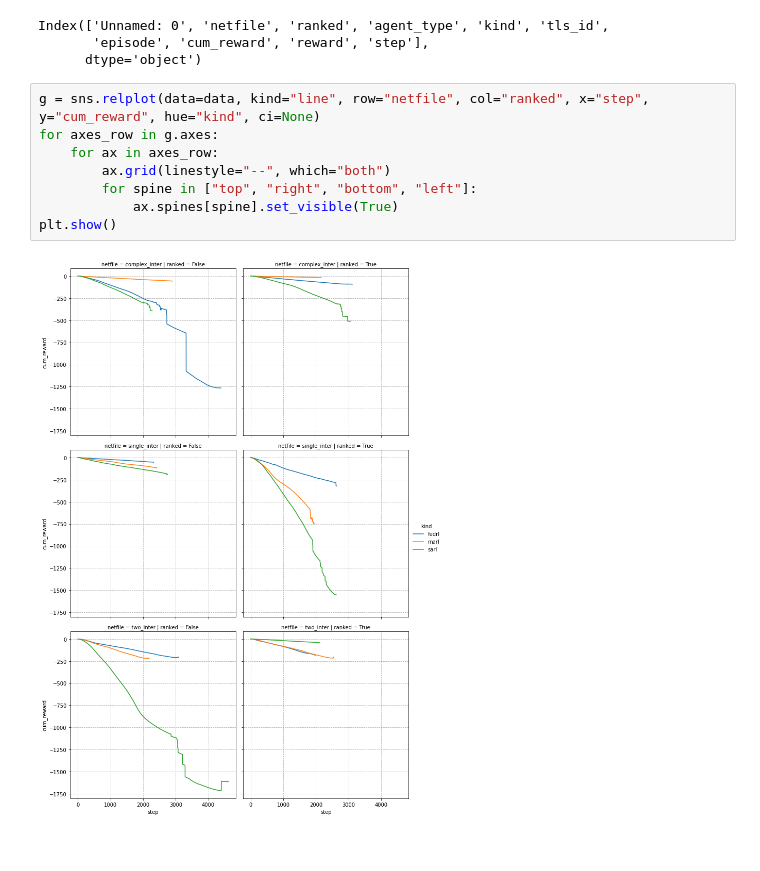
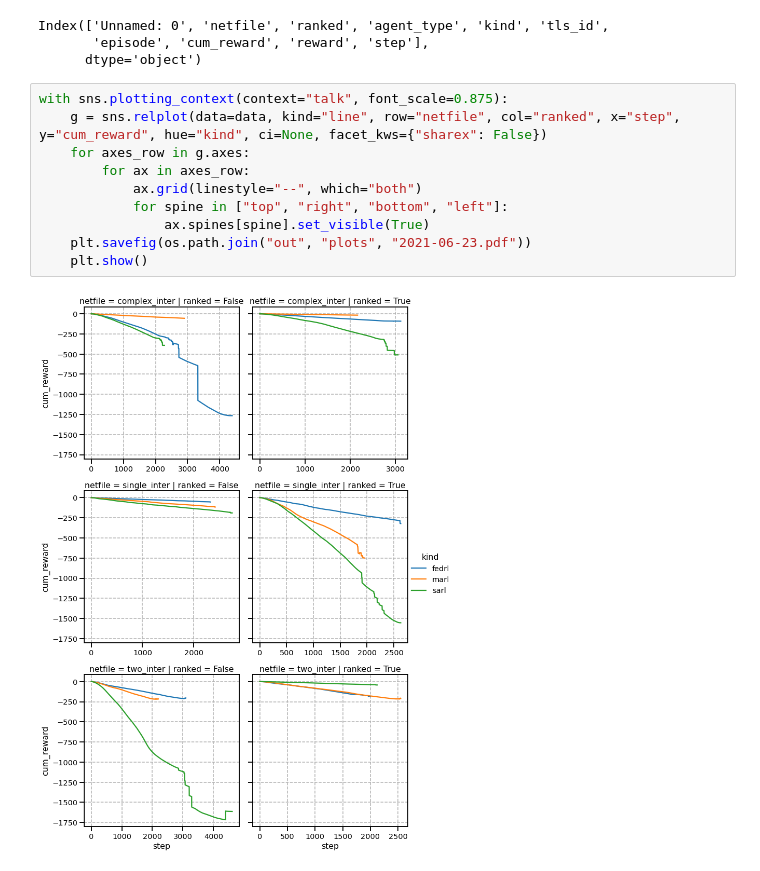
Before and after one commit to nathaniel-hudson/SUMO-FedRL, a Jupyter notebook: Testing Eval.ipynb, the cells around one changed output. Cells and saved outputs as stored; diff of their text form.

```diff
--- a/Testing Eval.ipynb
+++ b/Testing Eval.ipynb
@@ -23,12 +23,14 @@ Index(['Unnamed: 0', 'netfile', 'ranked', 'agent_type', 'kind', 'tls_id',
        'episode', 'cum_reward', 'reward', 'step'],
       dtype='object')
 # %%
-g = sns.relplot(data=data, kind="line", row="netfile", col="ranked", x="step", y="cum_reward", hue="kind", ci=None)
-for axes_row in g.axes:
-    for ax in axes_row:
-        ax.grid(linestyle="--", which="both")
-        for spine in ["top", "right", "bottom", "left"]:
-            ax.spines[spine].set_visible(True)
-plt.show()
+with sns.plotting_context(context="talk", font_scale=0.875):
+    g = sns.relplot(data=data, kind="line", row="netfile", col="ranked", x="step", y="cum_reward", hue="kind", ci=None, facet_kws={"sharex": False})
+    for axes_row in g.axes:
+        for ax in axes_row:
+            ax.grid(linestyle="--", which="both")
+            for spine in ["top", "right", "bottom", "left"]:
+                ax.spines[spine].set_visible(True)
+    plt.savefig(os.path.join("out", "plots", "2021-06-23.pdf"))
+    plt.show()
 # %% [output]
-[figure, old version]
+[figure, new version]
```
Also changed, not shown: 5 other files.
